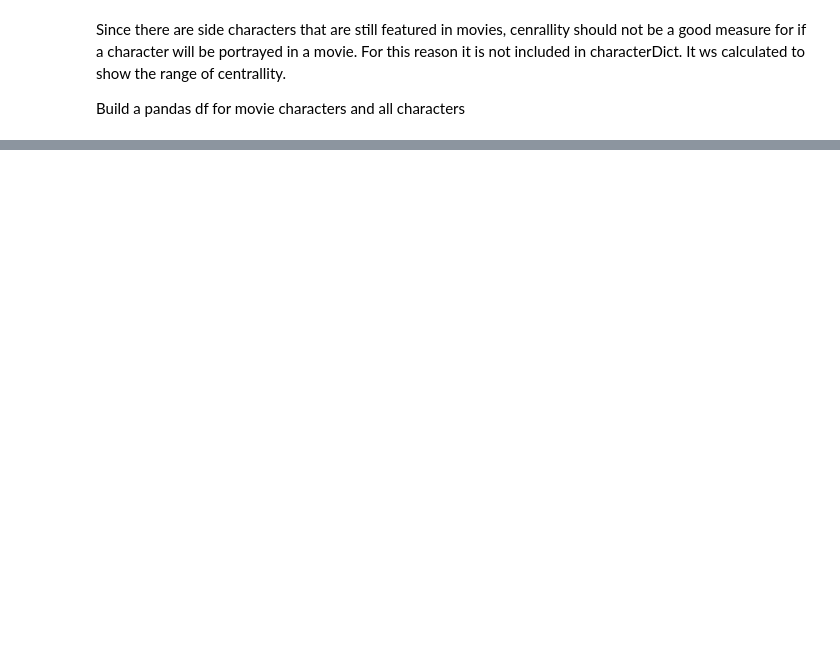
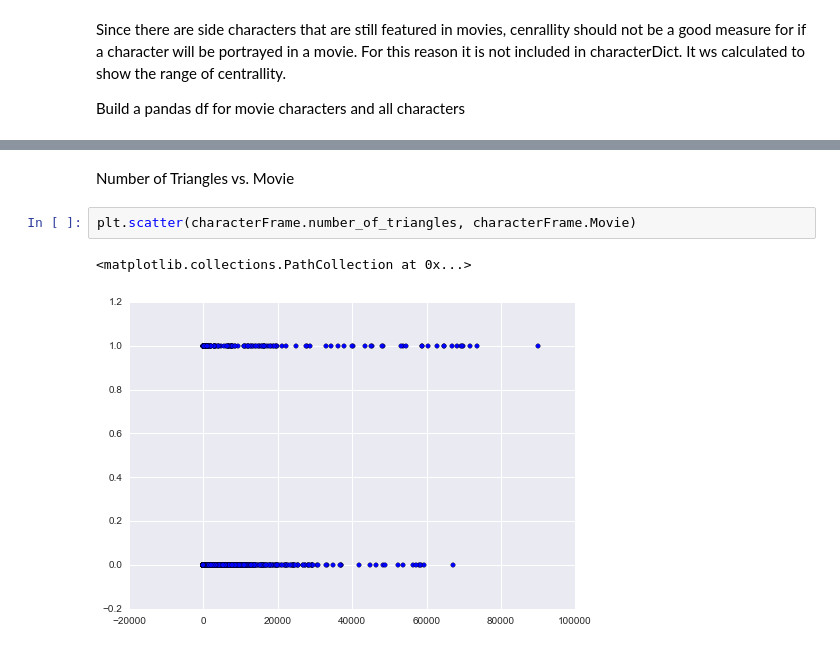
Before and after one commit to Konti6793/spring-2015-homeworks, a Jupyter notebook: submissions/FinalProject/FinalProject.ipynb, the cells around one changed output, grey strips where cells are left out. Cells and saved outputs as stored; diff of their text form; blank space fills up the shorter version.

```diff
--- a/submissions/FinalProject/FinalProject.ipynb
+++ b/submissions/FinalProject/FinalProject.ipynb
@@ -175,0 +194,7 @@ Clustering coefficient does not seem to be a good metric sence there are books n
+# %% [markdown]
+Number of Triangles vs. Movie
+# %%
+plt.scatter(characterFrame.number_of_triangles, characterFrame.Movie)
+# %% [output]
+<matplotlib.collections.PathCollection at 0x...>
+[figure, added]
```
Also changed, not shown: parts of 13 cells of this notebook.
